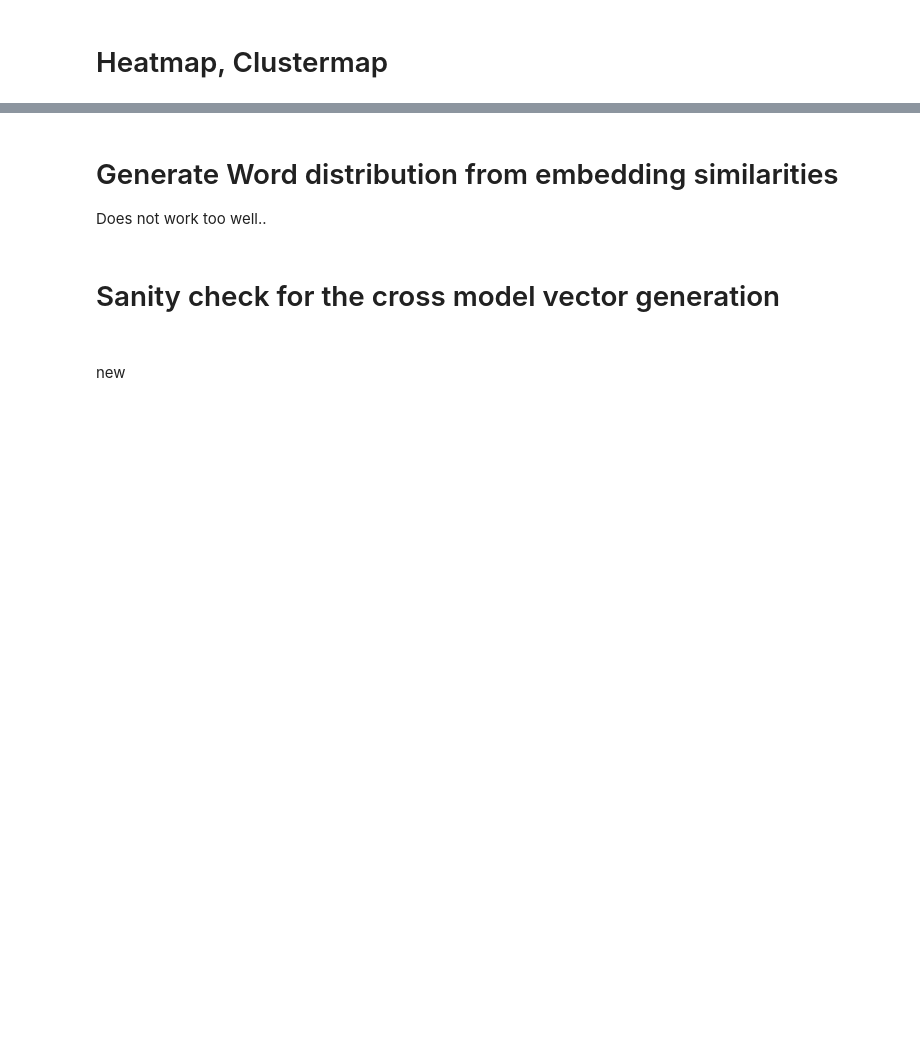
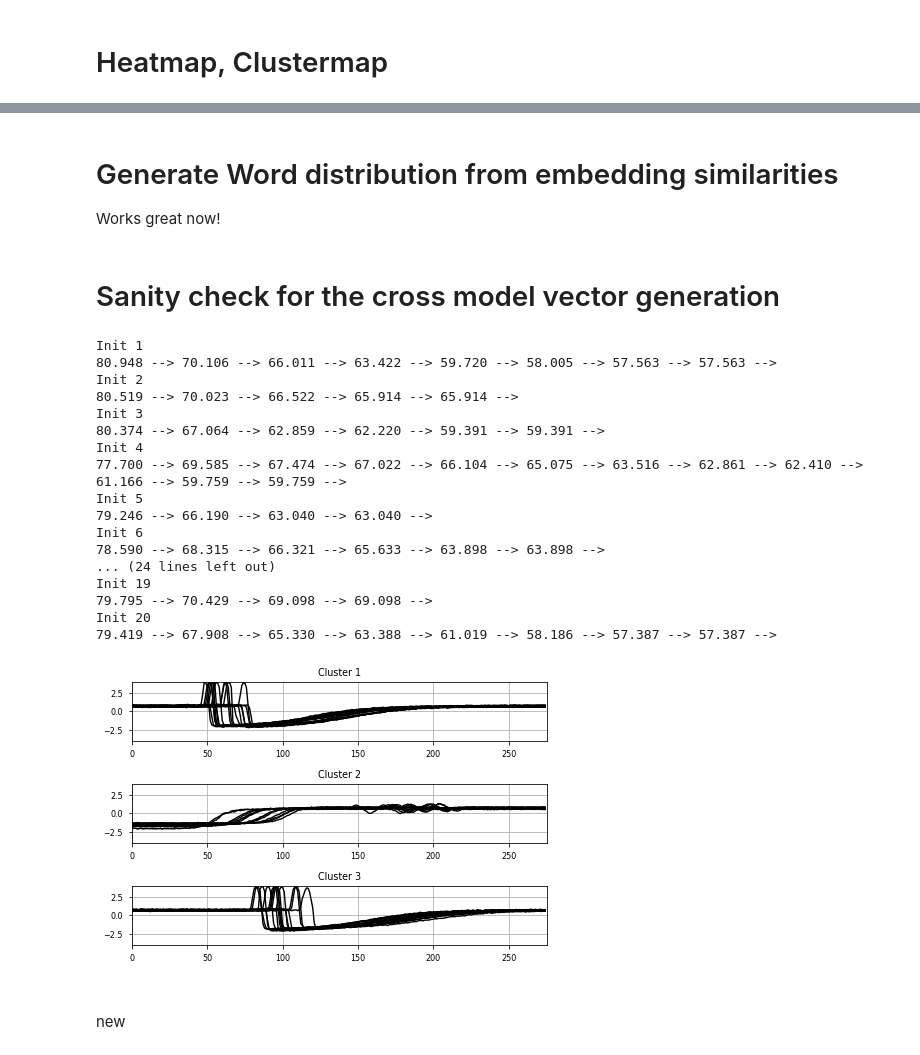
Before and after one commit to cherry-1024/pvtm-core, a Jupyter notebook: corpus_comparer.ipynb, the cells around one changed output, grey strips where cells are left out. Saved outputs shown, nothing was run; the diff lists cells and outputs as text; code cells hidden in the pictures; blank space fills up the shorter version.

```diff
--- a/corpus_comparer.ipynb
+++ b/corpus_comparer.ipynb
@@ -497,3 +537,3 @@ pd.concat([pd.read_csv('outputs_paper/JSE_065/wordclouds/topic_{}.txt'.format(t)
 # %% [markdown]
 # Generate Word distribution from embedding similarities
-Does not work too well..
+Works great now!
@@ -566,6 +565,56 @@ def doc2vec_sanity_check(model, list_of_tokens, steps = 1, alpha=0.025, verbose=
 
 list_of_tokens = data1.data.values[:100]
 doc2vec_sanity_check(model1, list_of_tokens, steps = 1, alpha=0.025, verbose=False)
+# %%
+import numpy
+import matplotlib.pyplot as plt
+
+from tslearn.clustering import GlobalAlignmentKernelKMeans
+from tslearn.metrics import sigma_gak, cdist_gak
+from tslearn.datasets import CachedDatasets
+from tslearn.preprocessing import TimeSeriesScalerMeanVariance
+
+seed = 0
+numpy.random.seed(seed)
+X_train, y_train, X_test, y_test = CachedDatasets().load_dataset("Trace")
+X_train = X_train[y_train < 4]  # Keep first 3 classes
+numpy.random.shuffle(X_train)
+X_train = TimeSeriesScalerMeanVariance().fit_transform(X_train[:50])  # Keep only 50 time series
+sz = X_train.shape[1]
+
+gak_km = GlobalAlignmentKernelKMeans(n_clusters=3, sigma=sigma_gak(X_train), n_init=20, verbose=True, random_state=seed)
+y_pred = gak_km.fit_predict(X_train)
+
+plt.figure()
+for yi in range(3):
+    plt.subplot(3, 1, 1 + yi)
+    for xx in X_train[y_pred == yi]:
+        plt.plot(xx.ravel(), "k-")
+    plt.xlim(0, sz)
+    plt.ylim(-4, 4)
+    plt.title("Cluster %d" % (yi + 1))
+
+plt.tight_layout()
+plt.show()
+# %% [output]
+Init 1
+80.948 --> 70.106 --> 66.011 --> 63.422 --> 59.720 --> 58.005 --> 57.563 --> 57.563 -->
+Init 2
+80.519 --> 70.023 --> 66.522 --> 65.914 --> 65.914 -->
+Init 3
+80.374 --> 67.064 --> 62.859 --> 62.220 --> 59.391 --> 59.391 -->
+Init 4
+77.700 --> 69.585 --> 67.474 --> 67.022 --> 66.104 --> 65.075 --> 63.516 --> 62.861 --> 62.410 --> 61.166 --> 59.759 --> 59.759 -->
+Init 5
+79.246 --> 66.190 --> 63.040 --> 63.040 -->
+Init 6
+78.590 --> 68.315 --> 66.321 --> 65.633 --> 63.898 --> 63.898 -->
+... (24 lines left out)
+Init 19
+79.795 --> 70.429 --> 69.098 --> 69.098 -->
+Init 20
+79.419 --> 67.908 --> 65.330 --> 63.388 --> 61.019 --> 58.186 --> 57.387 --> 57.387 -->
+[figure, added]
 # %%
 args['model'] = 'cross_model'
 import cross_model as cm
```
Also changed, not shown: parts of 14 cells of this notebook, 1 other file.
